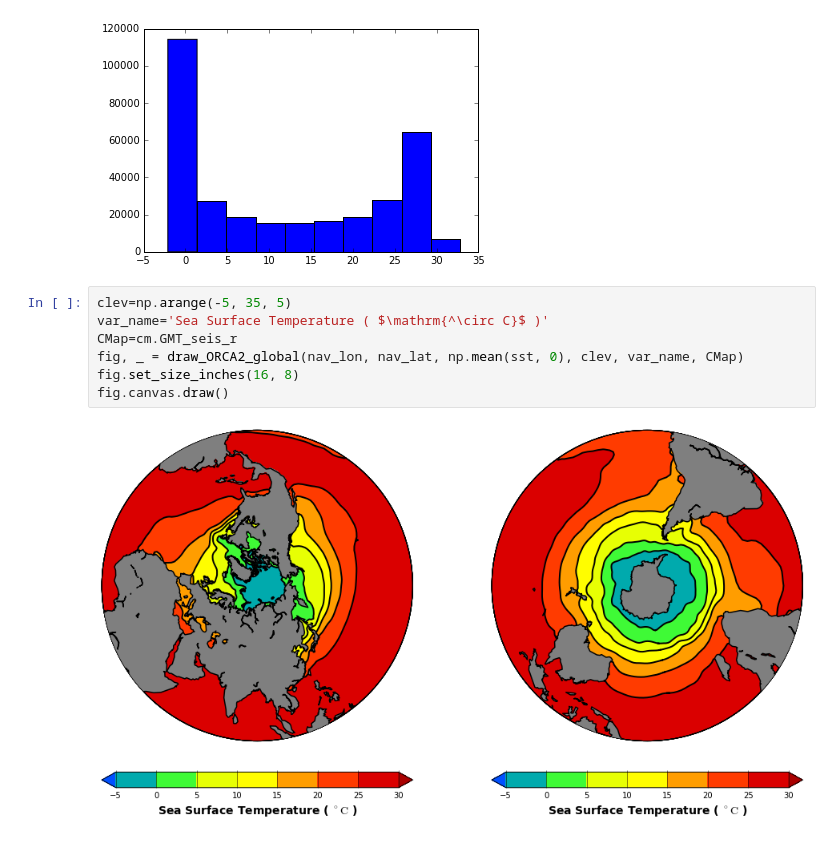
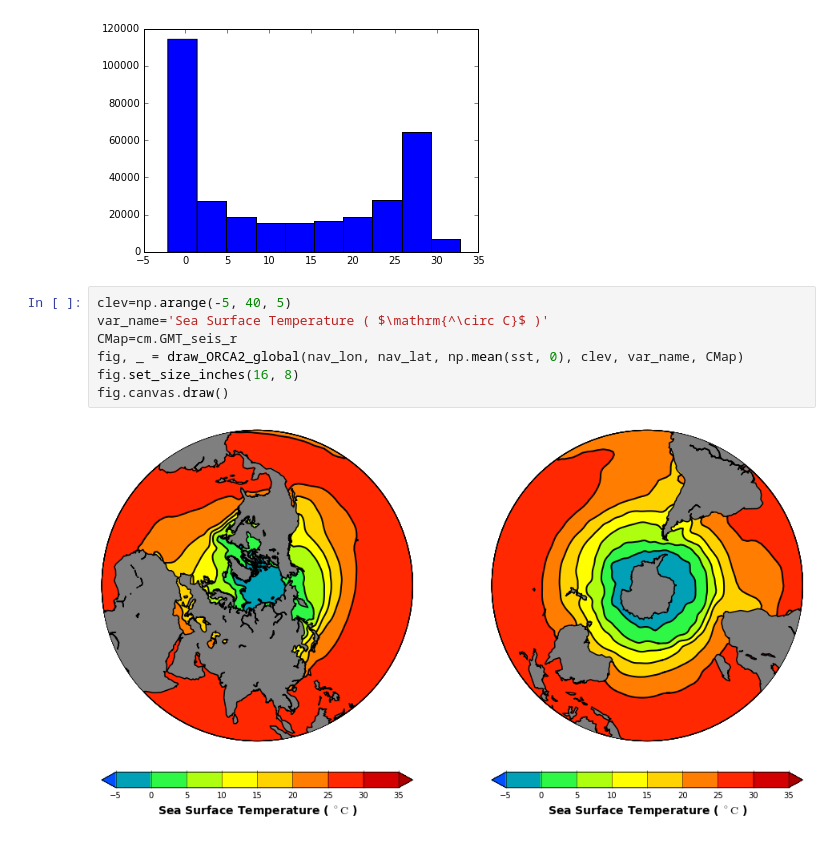
Before and after one commit to UBC-MOAD/ccar-modeling-nemo-tools, a Jupyter notebook: 05_ORCA2_Input.ipynb, the cells around one changed output. Saved outputs shown, nothing was run; the diff lists cells and outputs as text.

```diff
--- a/05_ORCA2_Input.ipynb
+++ b/05_ORCA2_Input.ipynb
@@ -175,14 +171,14 @@ plt.hist(sst.flat)
  <a list of 10 Patch objects>)
 [figure]
 # %%
-clev=np.arange(-5, 35, 5)
+clev=np.arange(-5, 40, 5)
 var_name='Sea Surface Temperature ( $\mathrm{^\circ C}$ )'
 CMap=cm.GMT_seis_r
 fig, _ = draw_ORCA2_global(nav_lon, nav_lat, np.mean(sst, 0), clev, var_name, CMap)
 fig.set_size_inches(16, 8)
 fig.canvas.draw()
 # %% [output]
-[figure, old version]
+[figure, new version]
 # %%
 clev=np.arange(-2, 20, 2)
 fig, ax, proj = draw_ORCA2_Arctic(nav_lon, nav_lat, 50, np.mean(sst, 0), clev, var_name, CMap)
```
Also changed, not shown: parts of 22 cells of this notebook.
